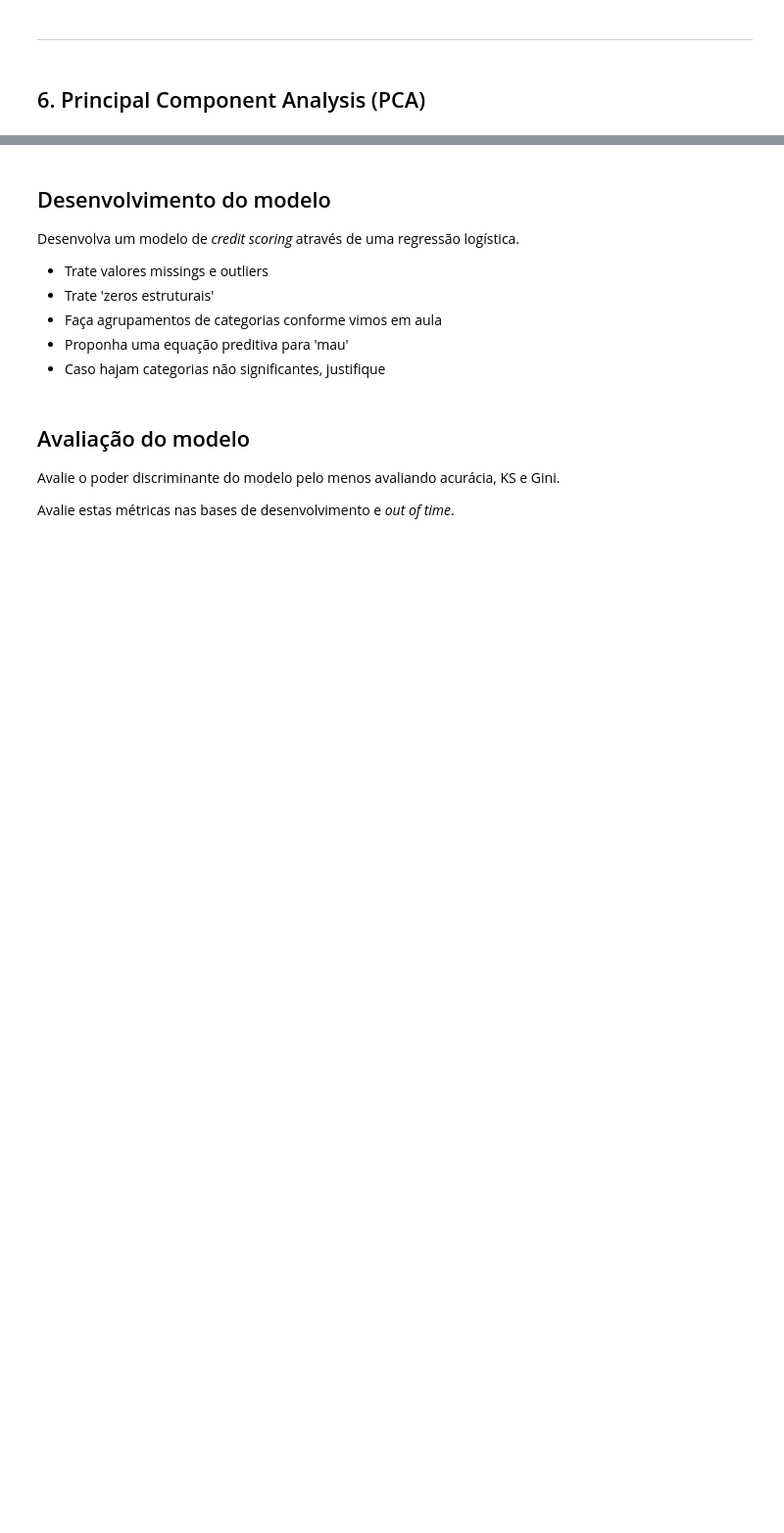
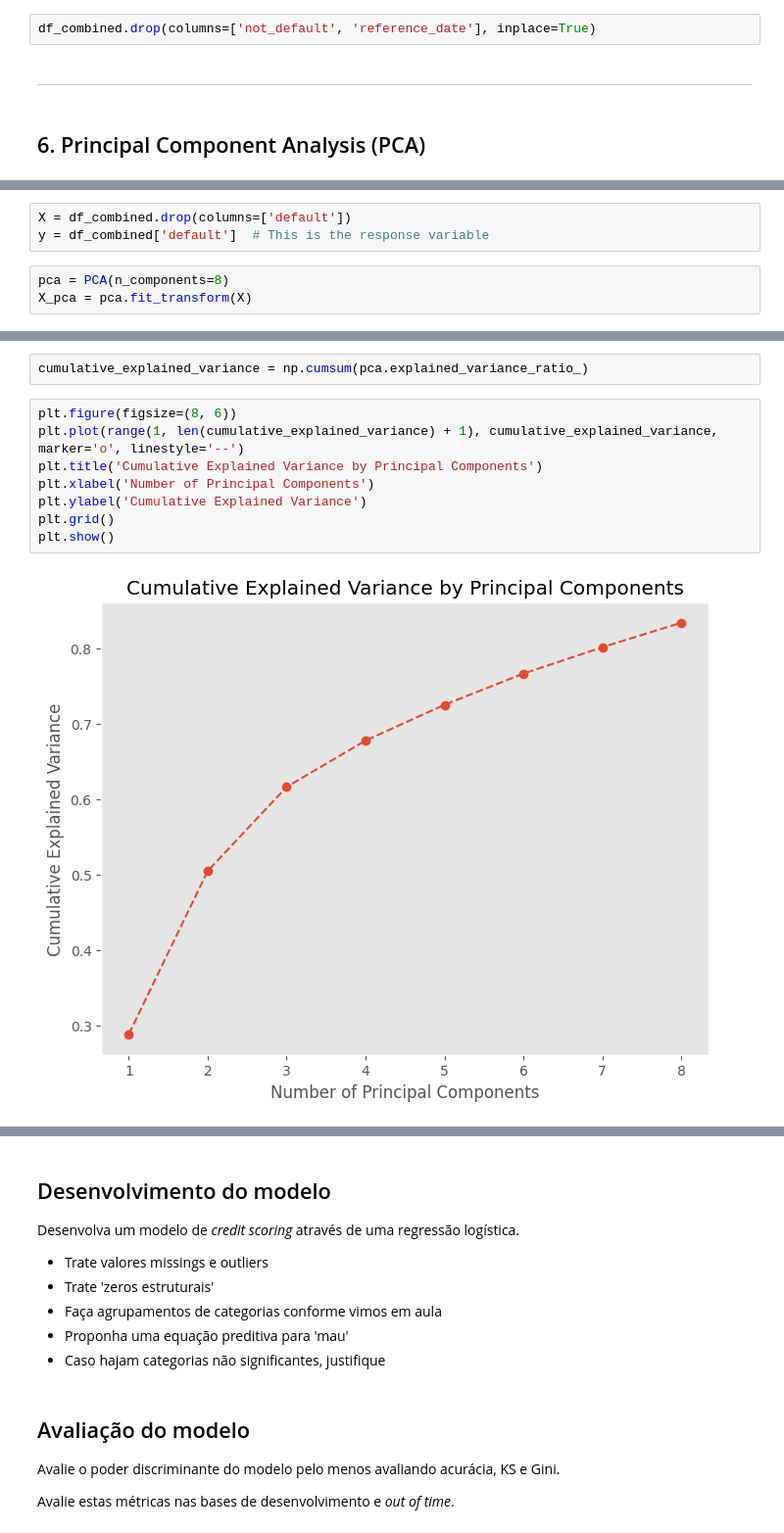
Before and after one commit to PedroHang/Credit-Scoring-Project, a Jupyter notebook: credit_scoring_original.ipynb, the cells around one changed output, grey strips where cells are left out. Shown at 98% size. Drawn from its saved outputs; the diff is of its cells as text; blank space fills up the shorter version.

```diff
--- a/credit_scoring_original.ipynb
+++ b/credit_scoring_original.ipynb
@@ -1213,3 +1224,5 @@ df_combined.head(3)
+# %%
+df_combined.drop(columns=['not_default', 'reference_date'], inplace=True)
 # %% [markdown]
 ---
 # %% [markdown]
@@ -1216,0 +1237,6 @@ df_combined.head(3)
+# %%
+X = df_combined.drop(columns=['default'])
+y = df_combined['default']  # This is the response variable
+# %%
+pca = PCA(n_components=8)
+X_pca = pca.fit_transform(X)
@@ -1216,0 +1273,12 @@ df_combined.head(3)
+# %%
+cumulative_explained_variance = np.cumsum(pca.explained_variance_ratio_)
+# %%
+plt.figure(figsize=(8, 6))
+plt.plot(range(1, len(cumulative_explained_variance) + 1), cumulative_explained_variance, marker='o', linestyle='--')
+plt.title('Cumulative Explained Variance by Principal Components')
+plt.xlabel('Number of Principal Components')
+plt.ylabel('Cumulative Explained Variance')
+plt.grid()
+plt.show()
+# %% [output]
+[figure, added]
```
Also changed, not shown: parts of 22 cells of this notebook.
